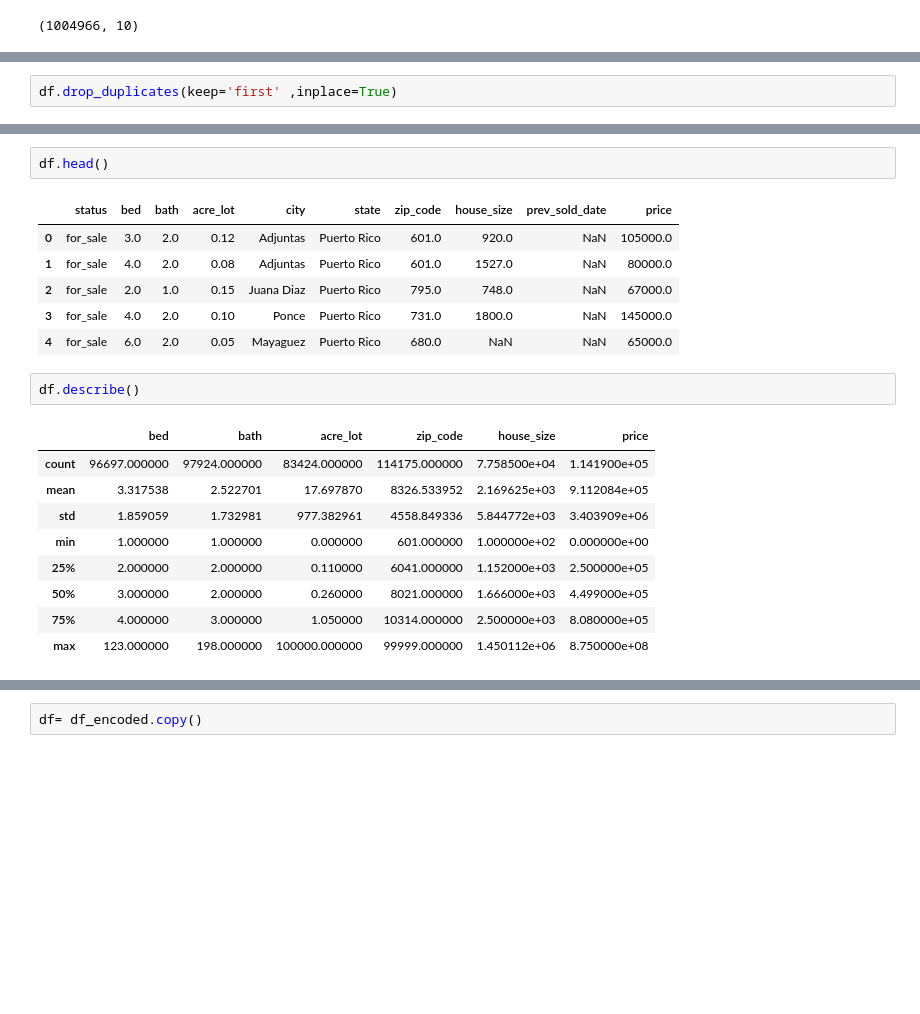
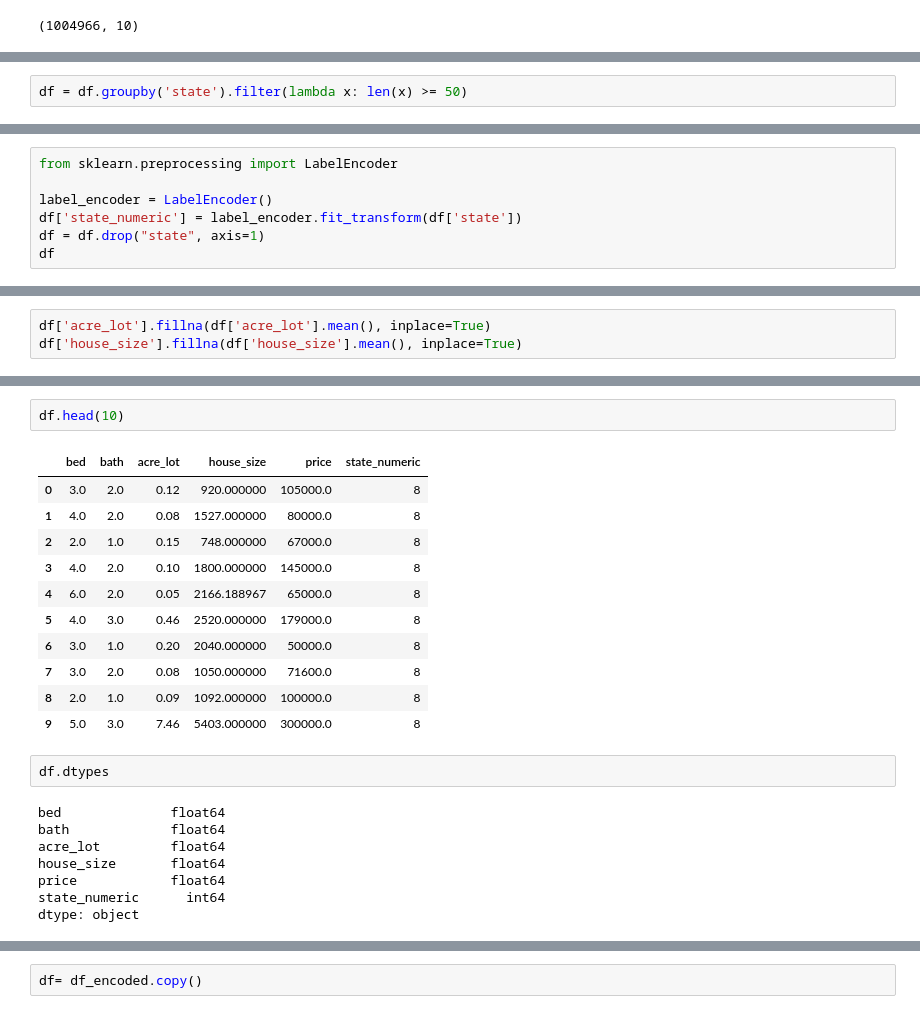
Before and after one commit to zinakhazaee/MachineLearning-SupervisedLearning_Regression, a Jupyter notebook: usa_real_estate.ipynb, the cells around one changed output, grey strips where cells are left out. Saved outputs shown, nothing was run; the diff lists cells and outputs as text; blank space fills up the shorter version.

```diff
--- a/usa_real_estate.ipynb
+++ b/usa_real_estate.ipynb
@@ -34 +118,3 @@ memory usage: 76.7+ MB
+# %%
+df = df.groupby('state').filter(lambda x: len(x) >= 50)
 # %%
@@ -42,0 +130,7 @@ df.head()
+# %%
+from sklearn.preprocessing import LabelEncoder
+
+label_encoder = LabelEncoder()
+df['state_numeric'] = label_encoder.fit_transform(df['state'])
+df = df.drop("state", axis=1)
+df
@@ -43,3 +157,6 @@ df.head()
+# %%
+df['acre_lot'].fillna(df['acre_lot'].mean(), inplace=True)
+df['house_size'].fillna(df['house_size'].mean(), inplace=True)
 # %%
 df.isna().sum()
 # %% [output]
@@ -106,5 +170,3 @@ df.duplicated().sum()
-# %%
-df.drop_duplicates(keep='first' ,inplace=True)
 # %%
 df.shape
 # %% [output]
@@ -112,24 +174,27 @@ df.shape
 # %%
-df.head()
+df.head(10)
 # %% [output]
-|  | status | bed | bath | acre_lot | city | state | zip_code | house_size | prev_sold_date | price |
-| 0 | for_sale | 3.0 | 2.0 | 0.12 | Adjuntas | Puerto Rico | 601.0 | 920.0 | NaN | 105000.0 |
-| 1 | for_sale | 4.0 | 2.0 | 0.08 | Adjuntas | Puerto Rico | 601.0 | 1527.0 | NaN | 80000.0 |
-| 2 | for_sale | 2.0 | 1.0 | 0.15 | Juana Diaz | Puerto Rico | 795.0 | 748.0 | NaN | 67000.0 |
-| 3 | for_sale | 4.0 | 2.0 | 0.10 | Ponce | Puerto Rico | 731.0 | 1800.0 | NaN | 145000.0 |
-| 4 | for_sale | 6.0 | 2.0 | 0.05 | Mayaguez | Puerto Rico | 680.0 | NaN | NaN | 65000.0 |
+|  | bed | bath | acre_lot | house_size | price | state_numeric |
+| 0 | 3.0 | 2.0 | 0.12 | 920.000000 | 105000.0 | 8 |
+| 1 | 4.0 | 2.0 | 0.08 | 1527.000000 | 80000.0 | 8 |
+| 2 | 2.0 | 1.0 | 0.15 | 748.000000 | 67000.0 | 8 |
+| 3 | 4.0 | 2.0 | 0.10 | 1800.000000 | 145000.0 | 8 |
+| 4 | 6.0 | 2.0 | 0.05 | 2166.188967 | 65000.0 | 8 |
+| 5 | 4.0 | 3.0 | 0.46 | 2520.000000 | 179000.0 | 8 |
+| 6 | 3.0 | 1.0 | 0.20 | 2040.000000 | 50000.0 | 8 |
+| 7 | 3.0 | 2.0 | 0.08 | 1050.000000 | 71600.0 | 8 |
+| 8 | 2.0 | 1.0 | 0.09 | 1092.000000 | 100000.0 | 8 |
+| 9 | 5.0 | 3.0 | 7.46 | 5403.000000 | 300000.0 | 8 |
 # %%
-df.describe()
+df.dtypes
 # %% [output]
-|  | bed | bath | acre_lot | zip_code | house_size | price |
-| count | 96697.000000 | 97924.000000 | 83424.000000 | 114175.000000 | 7.758500e+04 | 1.141900e+05 |
-| mean | 3.317538 | 2.522701 | 17.697870 | 8326.533952 | 2.169625e+03 | 9.112084e+05 |
-| std | 1.859059 | 1.732981 | 977.382961 | 4558.849336 | 5.844772e+03 | 3.403909e+06 |
-| min | 1.000000 | 1.000000 | 0.000000 | 601.000000 | 1.000000e+02 | 0.000000e+00 |
-| 25% | 2.000000 | 2.000000 | 0.110000 | 6041.000000 | 1.152000e+03 | 2.500000e+05 |
-| 50% | 3.000000 | 2.000000 | 0.260000 | 8021.000000 | 1.666000e+03 | 4.499000e+05 |
-| 75% | 4.000000 | 3.000000 | 1.050000 | 10314.000000 | 2.500000e+03 | 8.080000e+05 |
-| max | 123.000000 | 198.000000 | 100000.000000 | 99999.000000 | 1.450112e+06 | 8.750000e+08 |
+bed              float64
+bath             float64
+acre_lot         float64
+house_size       float64
+price            float64
+state_numeric      int64
+dtype: object
 # %%
 sns.boxplot(data = df , x='price')
 # %% [output]
```
Also changed, not shown: parts of 104 cells of this notebook.
